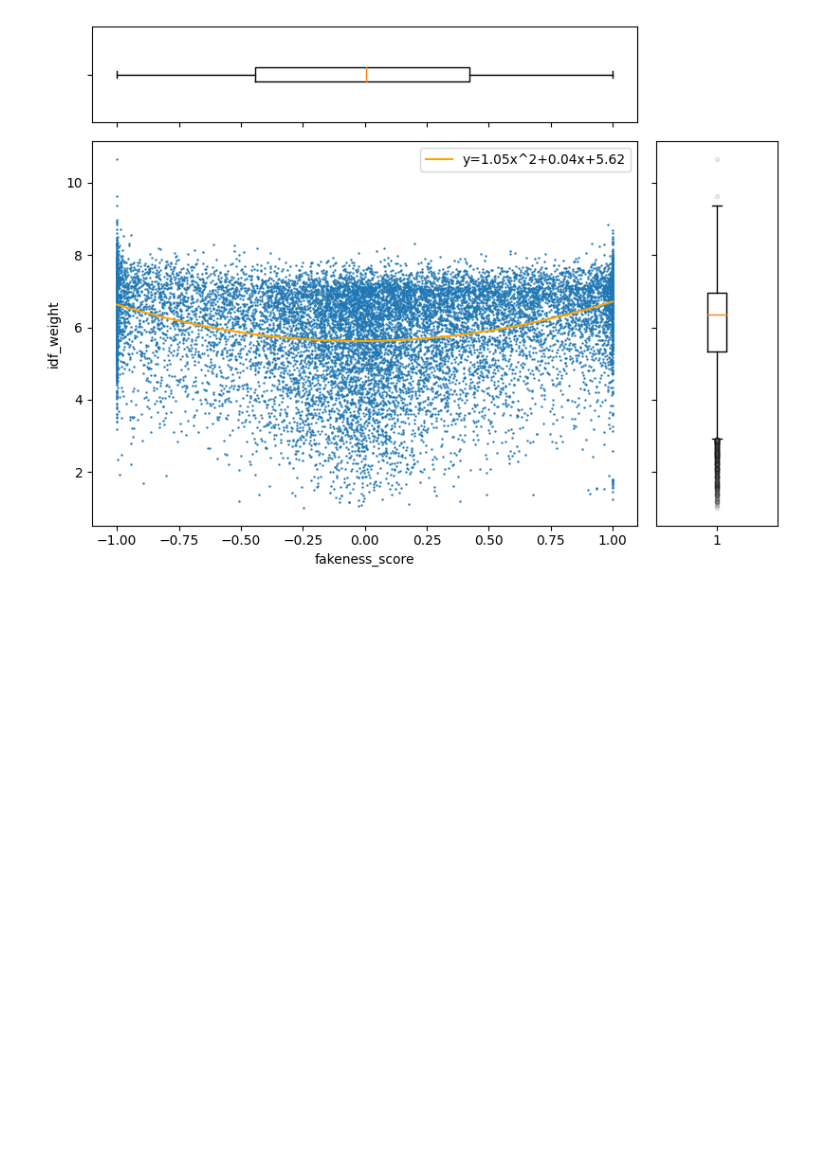
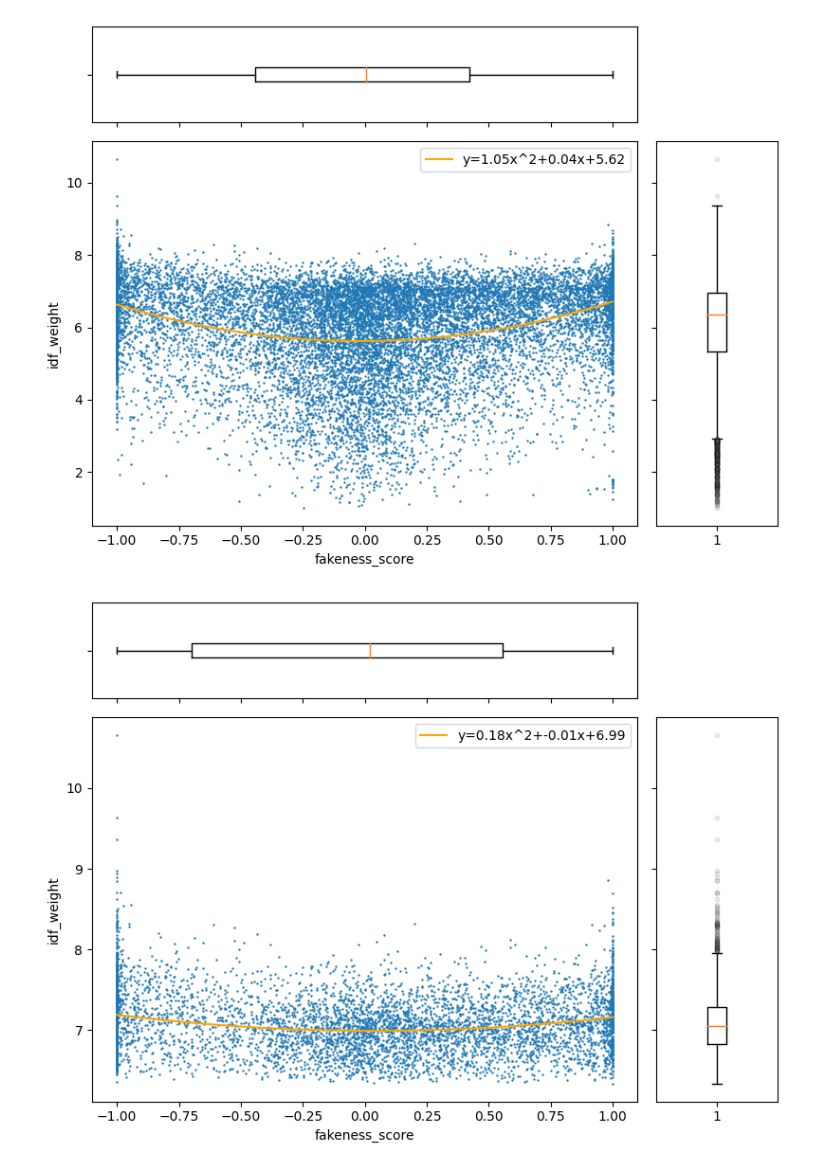
Before and after one commit to vicjuhl/fake-news, a Jupyter notebook: src/word_article_statistics.ipynb, the cells around one changed output. Drawn from its saved outputs; the diff is of its cells as text; code cells hidden in the pictures; blank space fills up the shorter version.

Commit message:
updates to statistical figures

```diff
--- a/src/word_article_statistics.ipynb
+++ b/src/word_article_statistics.ipynb
@@ -234,3 +250,40 @@ plt.tight_layout()
 plt.show()
 # %% [output]
 [figure]
+# %%
+
+import matplotlib.pyplot as plt
+import numpy as np
+
+
+fig, axs = plt.subplots(nrows=2, ncols=2, figsize=(8, 6), sharex='col', gridspec_kw={'height_ratios':[2, 8], 'width_ratios':[9, 2]})
+
+idf_weight = dfm.idf_weight[9000:]
+fakeness_score = dfm.fakeness_score[9000:]
+
+# Plot 1 - boxplot in blue color
+axs[0,0].boxplot(fakeness_score, vert=False)
+axs[0,0].set_yticklabels([])
+
+# Plot 2 - scatter plot with a polynomial regression in blue color
+axs[1,0].scatter(fakeness_score, idf_weight, s=2, marker='.')
+axs[1,0].set_ylabel('idf_weight')
+axs[1,0].set_xlabel('fakeness_score')
+
+p = np.polyfit(fakeness_score, idf_weight, 2)
+x_vals = np.linspace(fakeness_score.min(), fakeness_score.max(), 100)
+y_vals = np.polyval(p, x_vals)
+axs[1,0].plot(x_vals, y_vals, color='orange', label=f'y={p[0]:.2f}x^2+{p[1]:.2f}x+{p[2]:.2f}')
+axs[1,0].legend()
+
+# Plot 3 - empty plot in red color
+axs[0,1].axis('off')
+
+# Plot 4 - scatter plot with a polynomial regression in red color
+axs[1,1].boxplot(idf_weight, vert=True, flierprops={'marker': 'o', 'markersize': 3, 'alpha':0.1, 'markerfacecolor':'gray'})
+axs[1,1].set_yticklabels([])
+
+plt.tight_layout()
+plt.show()
+# %% [output]
+[figure, added]
```
Also changed, not shown: parts of 1 cell of this notebook.
